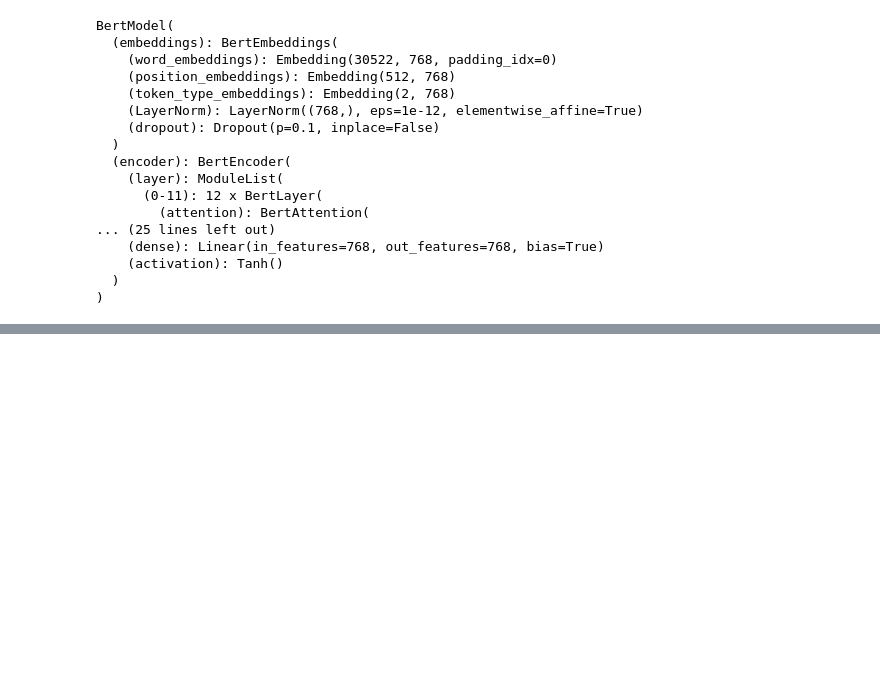
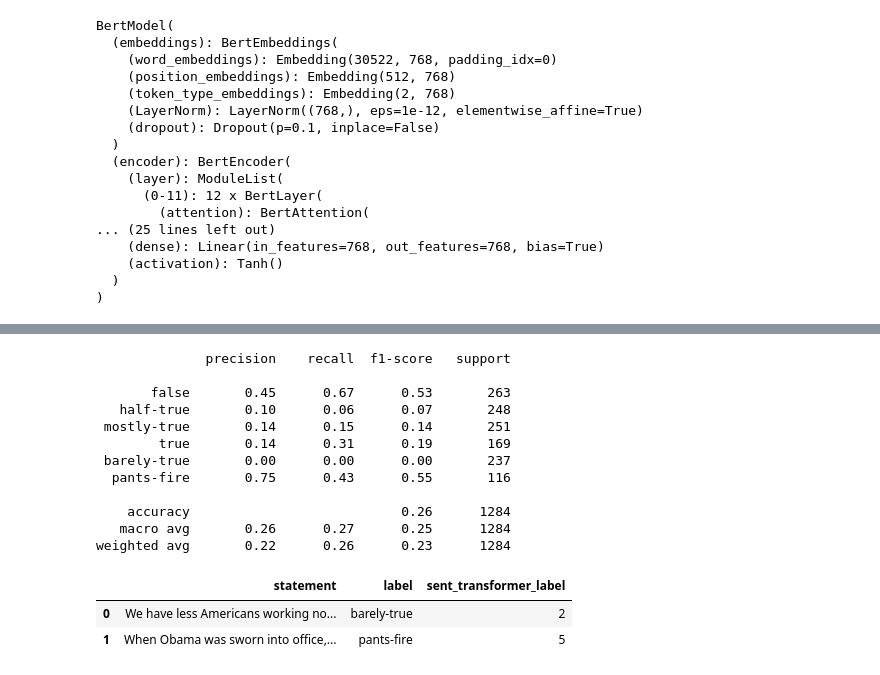
Before and after one commit to chriss-mo/ai4good, a Jupyter notebook: notebooks/full-pred-cm.ipynb, the cells around one changed output, grey strips where cells are left out. Cells and saved outputs as stored; diff of their text form; code cells hidden in the pictures; blank space fills up the shorter version.

```diff
--- a/notebooks/full-pred-cm.ipynb
+++ b/notebooks/full-pred-cm.ipynb
@@ -260,0 +281,35 @@ ValueError: too many values to unpack (expected 10)
+# %%
+val_dataset_raw = load_tsv_data('../data/liar-plus/val2.tsv')
+val_dataset = [d for d in [feature_extraction_transform(data) for data in val_dataset_raw] if d is not None]
+val_dataset_bert = [transform_fn(*sample) for sample in val_dataset]
+val_data_torch = ListDataset(val_dataset_bert)
+val_data = DataLoader(val_data_torch,
+                       batch_size=16,
+                       shuffle=False,
+                       collate_fn=collate_fn,
+                       num_workers=0,
+                       pin_memory=False)
+val_df = open_data('../data/liar-plus/val2.tsv')
+val_df = train_df[['statement']]
+
+val_df = open_data('../data/liar-plus/val2.tsv')
+val_df = val_df[['statement','label']]
+val_acc, val_cm, label_val, _ = evaluate_loop_cm(net_best, val_data, device)
+val_df['sent_transformer_label'] = label_val
+display(val_df.head(2))
+# %% [output]
+              precision    recall  f1-score   support
+
+       false       0.45      0.67      0.53       263
+   half-true       0.10      0.06      0.07       248
+ mostly-true       0.14      0.15      0.14       251
+        true       0.14      0.31      0.19       169
+ barely-true       0.00      0.00      0.00       237
+  pants-fire       0.75      0.43      0.55       116
+
+    accuracy                           0.26      1284
+   macro avg       0.26      0.27      0.25      1284
+weighted avg       0.22      0.26      0.23      1284
+|  | statement | label | sent_transformer_label |
+| 0 | We have less Americans working no... | barely-true | 2 |
+| 1 | When Obama was sworn into office,... | pants-fire | 5 |
```
Also changed, not shown: parts of 26 cells of this notebook, 5 other files.
